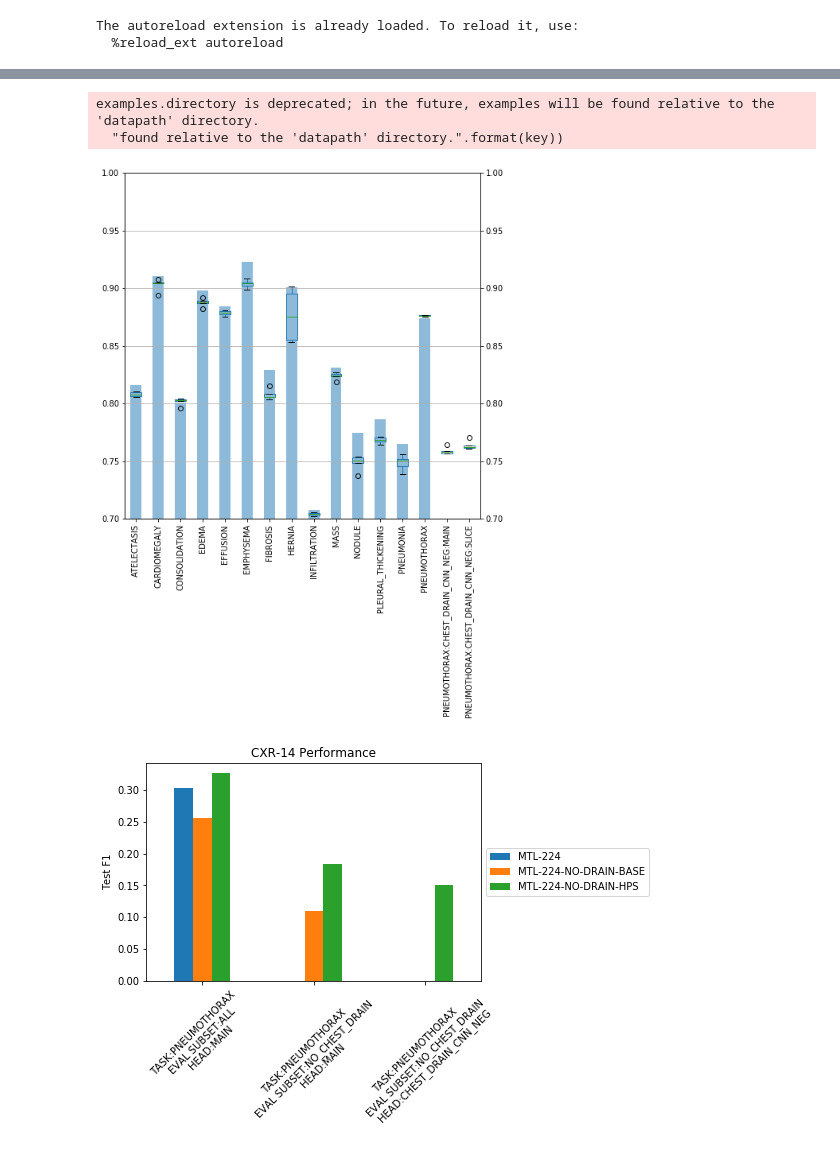
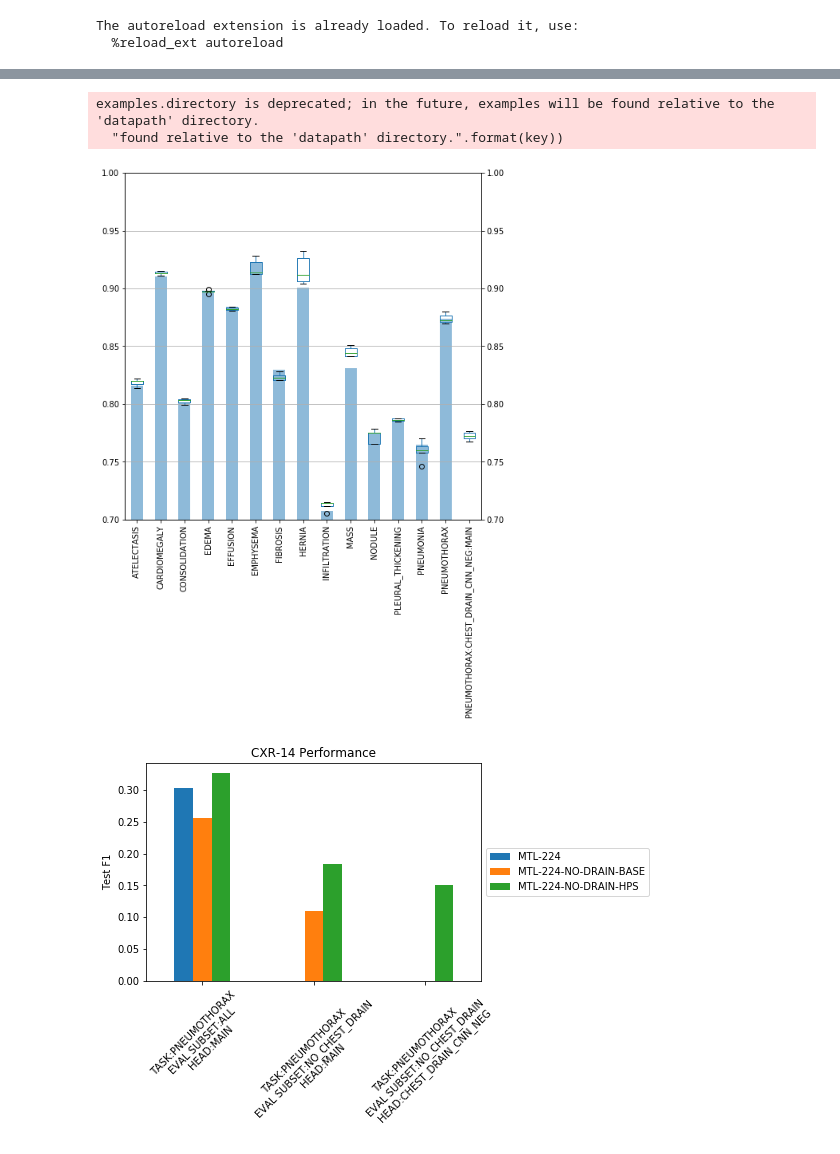
Before and after one commit to jdunnmon/metal, a Jupyter notebook: metal/mmtl/cxr/analysis/notebooks/compare_cv_runs.ipynb, the cells around one changed output, grey strips where cells are left out. Saved outputs shown, nothing was run; the diff lists cells and outputs as text; code cells hidden in the pictures.

```diff
--- a/metal/mmtl/cxr/analysis/notebooks/compare_cv_runs.ipynb
+++ b/metal/mmtl/cxr/analysis/notebooks/compare_cv_runs.ipynb
@@ -83,42 +82,20 @@ slice_results_dict['roc-auc'].round(3)
-# %%
-# plotting
-#fig,ax = plt.subplots()
-#colors = ["blue"]
-#for i in [6,7]:
-#    y = table1.t_in[table1.duration==i]
-    # Add some random "jitter" to the x-axis
-#    x = np.random.normal(i, 0.03, size=len(y))
-#    ax.scatter(x, y, c=colors[i-6], alpha=0.5)
-
-#ax.boxplot([table1.t_in[table1.duration==6].values,table1.t_in[table1.duration==7].values], positions=[6,7])
-#plt.show()
-
-#ax = slice_results_dict['roc-auc'].filter(cv_keys).T.boxplot(figsize=(10,10),rot=90)
-#slice_results_dict['roc-auc'].filter(['CHEXNET-ORIG']).plot.bar(figsize=(10,10),rot=90)
-#plt.show()
-import numpy as np
-
-fig, ax = plt.subplots(1,1,figsize=(8,8))
-#ax.boxplot(slice_results_dict['roc-auc'].filter(cv_keys).T.values)
-cv = [a[0] for a in slice_results_dict['roc-auc'].filter(['CHEXNET-ORIG']).values.tolist()]
-ax.bar(range(1,17), cv, align='center', width=0.5,alpha=0.5)
-ax2 = ax.twinx()
-ax2 = slice_results_dict['roc-auc'].filter(cv_keys).T.boxplot(figsize=(10,10),rot=90)
-#slice_results_dict['roc-auc'].filter(['CHEXNET-ORIG']).plot.bar(figsize=(10,10),rot=90, ax=ax)
-ax.set_ylim([0.7,1])
-ax2.set_ylim(ax.get_ylim())
-ax.set_xticklabels(slice_results_dict['roc-auc'].index, rotation='vertical')
-plt.show()
-#ax.bar(np.array(range(15)), slice_results_dict['roc-auc'].filter(['CHEXNET-ORIG']).values, color='blue', align='center')
-#ax2 = ax.twinx()
-#slice_results_dict['roc-auc'].filter(['CHEXNET-ORIG']).plot.bar(figsize=(10,10),rot=90)
-#ax.boxplot(slice_results_dict['roc-auc'].filter(cv_keys).T.values, ax=ax)
-#ax2.set_ylim(ax.get_ylim())
-#x.set_xticklabels(slice_results_dict['roc-auc'].index, rotation='vertical')
-# %% [output]
-examples.directory is deprecated; in the future, examples will be found relative to the 'datapath' directory.
-  "found relative to the 'datapath' directory.".format(key))
-[figure, removed]
+# %%
+import numpy as np
+
+fig, ax = plt.subplots(1,1,figsize=(8,8))
+cv = [a[0] for a in slice_results_dict['roc-auc'].filter(['CHEXNET-ORIG']).values.tolist()]
+ax.bar(range(1,16), cv, align='center', width=0.5,alpha=0.5)
+ax2 = ax.twinx()
+ax2 = slice_results_dict['roc-auc'].filter(cv_keys).T.boxplot(figsize=(10,10),rot=90)
+ax.set_ylim([0.7,1])
+ax2.set_ylim(ax.get_ylim())
+ax.set_xticklabels(slice_results_dict['roc-auc'].index, rotation='vertical')
+plt.savefig('../figures/Naive-Seeds-Compare.png',format='png', bbox_inches='tight')
+plt.show()
+# %% [output]
+examples.directory is deprecated; in the future, examples will be found relative to the 'datapath' directory.
+  "found relative to the 'datapath' directory.".format(key))
+[figure, added]
 # %%
 import matplotlib.pyplot as plt
 # https://pandas.pydata.org/pandas-docs/stable/reference/api/pandas.DataFrame.plot.bar.html
```
Also changed, not shown: parts of 3 cells of this notebook, 1 other file.
